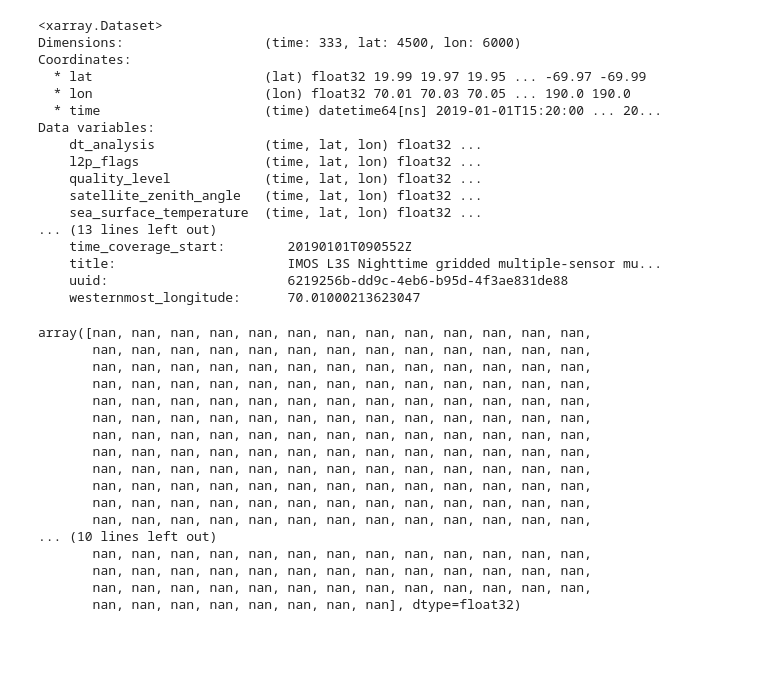
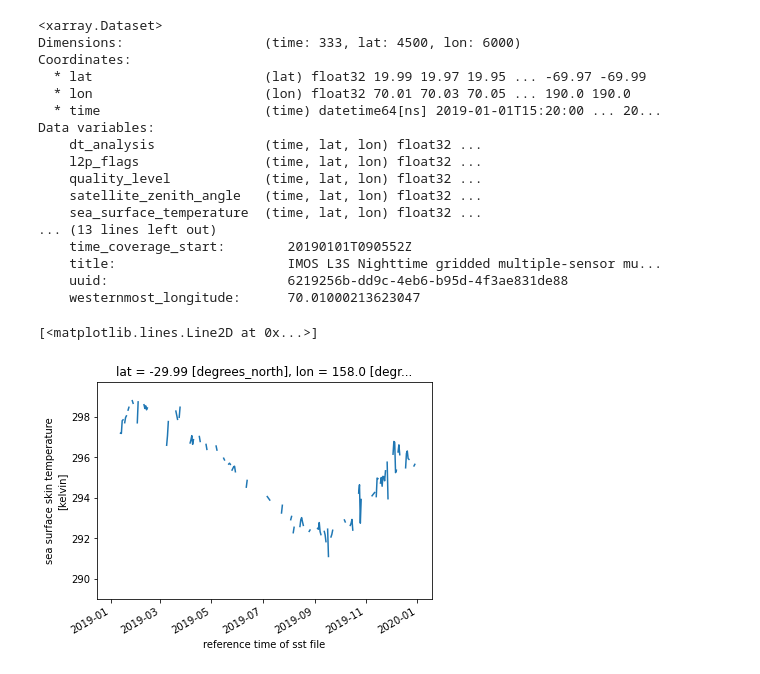
Before and after one commit to aodn/aodn-public-notebooks, a Jupyter notebook: read_sst_zarr.ipynb, the cells around one changed output. Cells and saved outputs as stored; diff of their text form; code cells hidden in the pictures; blank space fills up the shorter version.

Commit message:
use lat/lon for pixel drill

```diff
--- a/read_sst_zarr.ipynb
+++ b/read_sst_zarr.ipynb
@@ -56,24 +56,9 @@ Data variables:
     uuid:                       6219256b-dd9c-4eb6-b95d-4f3ae831de88
     westernmost_longitude:      70.01000213623047
 # %%
-drill = data2.isel(lat=2250, lon=3000)
+drill = data2.sel(lon=158, lat=-30, method="nearest")
 # drill.sea_surface_temperature.plot(robust=True)
-drill.sea_surface_temperature.values
+drill.sea_surface_temperature.plot()
 # %% [output]
-array([nan, nan, nan, nan, nan, nan, nan, nan, nan, nan, nan, nan, nan,
-       nan, nan, nan, nan, nan, nan, nan, nan, nan, nan, nan, nan, nan,
-       nan, nan, nan, nan, nan, nan, nan, nan, nan, nan, nan, nan, nan,
-       nan, nan, nan, nan, nan, nan, nan, nan, nan, nan, nan, nan, nan,
-       nan, nan, nan, nan, nan, nan, nan, nan, nan, nan, nan, nan, nan,
-       nan, nan, nan, nan, nan, nan, nan, nan, nan, nan, nan, nan, nan,
-       nan, nan, nan, nan, nan, nan, nan, nan, nan, nan, nan, nan, nan,
-       nan, nan, nan, nan, nan, nan, nan, nan, nan, nan, nan, nan, nan,
-       nan, nan, nan, nan, nan, nan, nan, nan, nan, nan, nan, nan, nan,
-       nan, nan, nan, nan, nan, nan, nan, nan, nan, nan, nan, nan, nan,
-       nan, nan, nan, nan, nan, nan, nan, nan, nan, nan, nan, nan, nan,
-       nan, nan, nan, nan, nan, nan, nan, nan, nan, nan, nan, nan, nan,
-... (10 lines left out)
-       nan, nan, nan, nan, nan, nan, nan, nan, nan, nan, nan, nan, nan,
-       nan, nan, nan, nan, nan, nan, nan, nan, nan, nan, nan, nan, nan,
-       nan, nan, nan, nan, nan, nan, nan, nan, nan, nan, nan, nan, nan,
-       nan, nan, nan, nan, nan, nan, nan, nan], dtype=float32)
+[<matplotlib.lines.Line2D at 0x...>]
+[figure, added]
```
